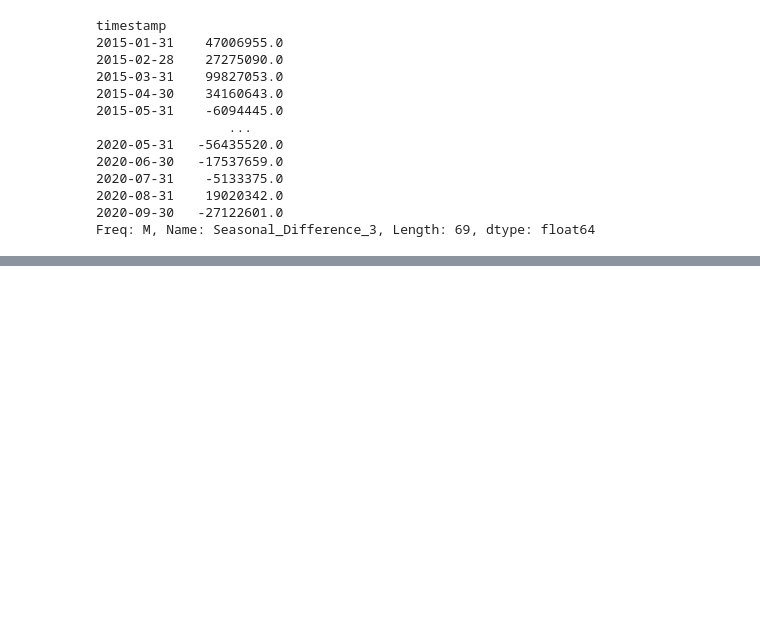
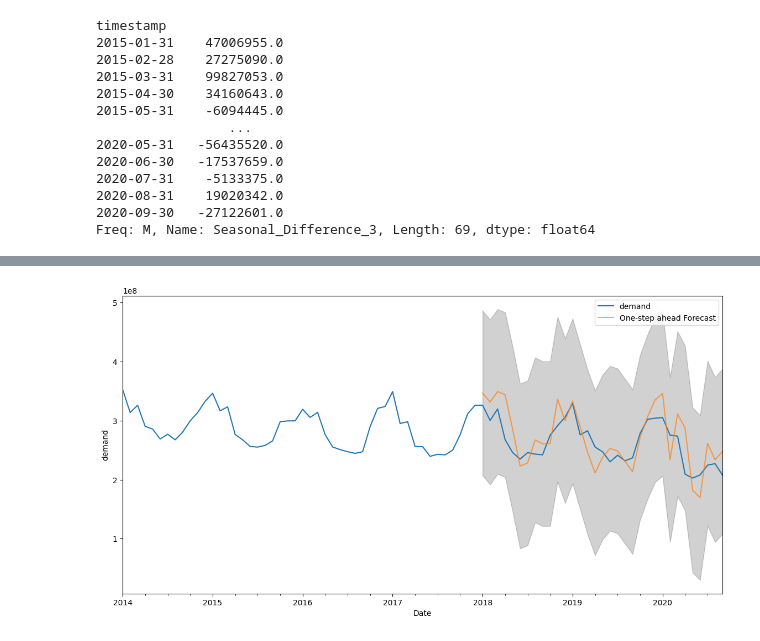
Before and after one commit to GDhasade/UK_National_Grid_TSA, a Jupyter notebook: DataCleaning_EDA.ipynb, the cells around one changed output, grey strips where cells are left out. Drawn from its saved outputs; the diff is of its cells as text; code cells hidden in the pictures; blank space fills up the shorter version.

```diff
--- a/DataCleaning_EDA.ipynb
+++ b/DataCleaning_EDA.ipynb
@@ -985,11 +985,13 @@ timestamp
 2020-09-30   -27122601.0
 Freq: M, Name: Seasonal_Difference_3, Length: 69, dtype: float64
 # %%
+order=(1,3,1)
+seasonal_order=(1,3,1,12)
 mod = sm.tsa.statespace.SARIMAX(TermARIMADataset.demand.dropna(),
-                                            order=(1,3,1),
-                                            seasonal_order=(1,3,1,12),
+                                            order=order,
+                                            seasonal_order=seasonal_order,
                                             enforce_stationarity=False,
                                             enforce_invertibility=False)
 results = mod.fit()
-print('ARIMA{}x{}12 - AIC:{}'.format(param, param_seasonal, results.aic))
+print('ARIMA{}x{}12 - AIC:{}'.format(order, seasonal_order, results.aic))
 # %% [output]
@@ -996,0 +1019,14 @@ ARIMA(1, 1, 1)x(1, 1, 1, 12)12 - AIC:1997.4838168121114
+# %%
+pred = results.get_prediction(start=pd.to_datetime('2018-01-31'), dynamic=False)
+pred_ci = pred.conf_int()
+ax = ARIMADataset['2014':].plot(label='observed')
+pred.predicted_mean.plot(ax=ax, label='One-step ahead Forecast', alpha=.7, figsize=(14, 7))
+ax.fill_between(pred_ci.index,
+                pred_ci.iloc[:, 0],
+                pred_ci.iloc[:, 1], color='k', alpha=.2)
+ax.set_xlabel('Date')
+ax.set_ylabel('demand')
+plt.legend()
+plt.show()
+# %% [output]
+[figure, added]
```
Also changed, not shown: parts of 5 cells of this notebook.
